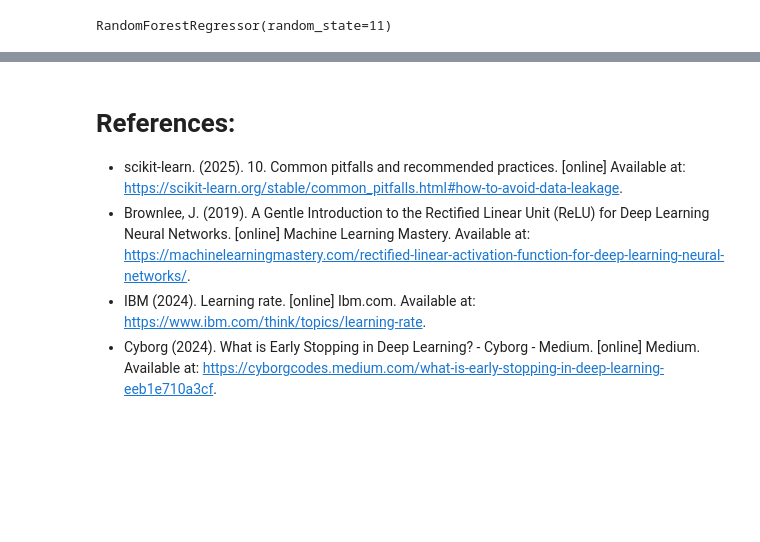
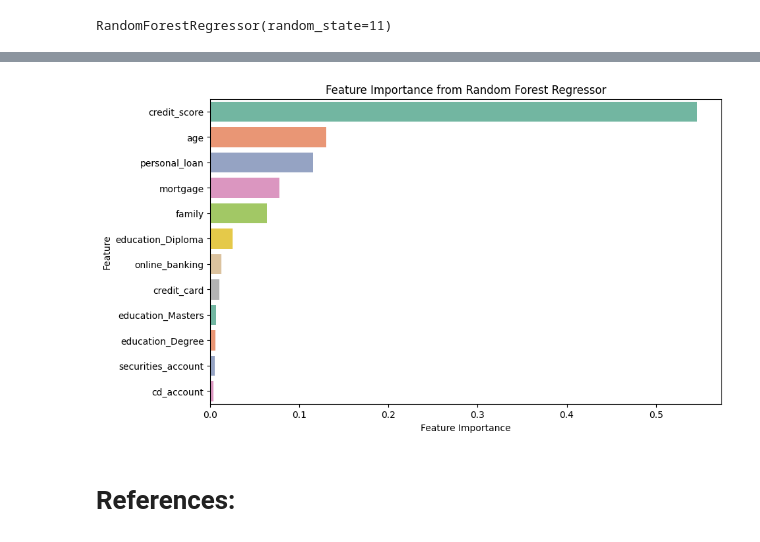
Before and after one commit to Rayenbt/income-prediction-and-reddit-sentiment, a Jupyter notebook: ML_CA2.ipynb, the cells around one changed output, grey strips where cells are left out. Cells and saved outputs as stored; diff of their text form; code cells hidden in the pictures; blank space fills up the shorter version.

```diff
--- a/ML_CA2.ipynb
+++ b/ML_CA2.ipynb
@@ -421,0 +568,11 @@ RandomForestRegressor(random_state=11)
+# %%
+importances = rf.feature_importances_
+feature_names = X.columns
+# %%
+importance_df = (
+    pd.DataFrame({"Feature": feature_names,
+                  "Importance": importances})
+      .sort_values("Importance", ascending=False)
+      .reset_index(drop=True)
+)
+importance_df
@@ -422,11 +593,12 @@ RandomForestRegressor(random_state=11)
+# %%
+# Feature Importance Plot
+plt.figure(figsize=(10, 6))
+sns.barplot(x='Importance', y='Feature', data=importance_df,  palette='Set2')
+plt.xlabel('Feature Importance')
+plt.ylabel('Feature')
+plt.title('Feature Importance from Random Forest Regressor')
+plt.show()
+# %% [output]
+[figure, added]
 # %% [markdown]
 # References:
-- scikit-learn. (2025). 10. Common pitfalls and recommended practices. [online] Available at: https://scikit-learn.org/stable/common_pitfalls.html#how-to-avoid-data-leakage.
-- Brownlee, J. (2019). A Gentle Introduction to the Rectified Linear Unit (ReLU) for Deep Learning Neural Networks. [online] Machine Learning Mastery. Available at: https://machinelearningmastery.com/rectified-linear-activation-function-for-deep-learning-neural-networks/.
-- IBM (2024). Learning rate. [online] Ibm.com. Available at: https://www.ibm.com/think/topics/learning-rate.
-- Cyborg (2024). What is Early Stopping in Deep Learning? - Cyborg - Medium. [online] Medium. Available at: https://cyborgcodes.medium.com/what-is-early-stopping-in-deep-learning-eeb1e710a3cf.
-
-‌
-
-‌
-‌
```
Also changed, not shown: parts of 12 cells of this notebook.
